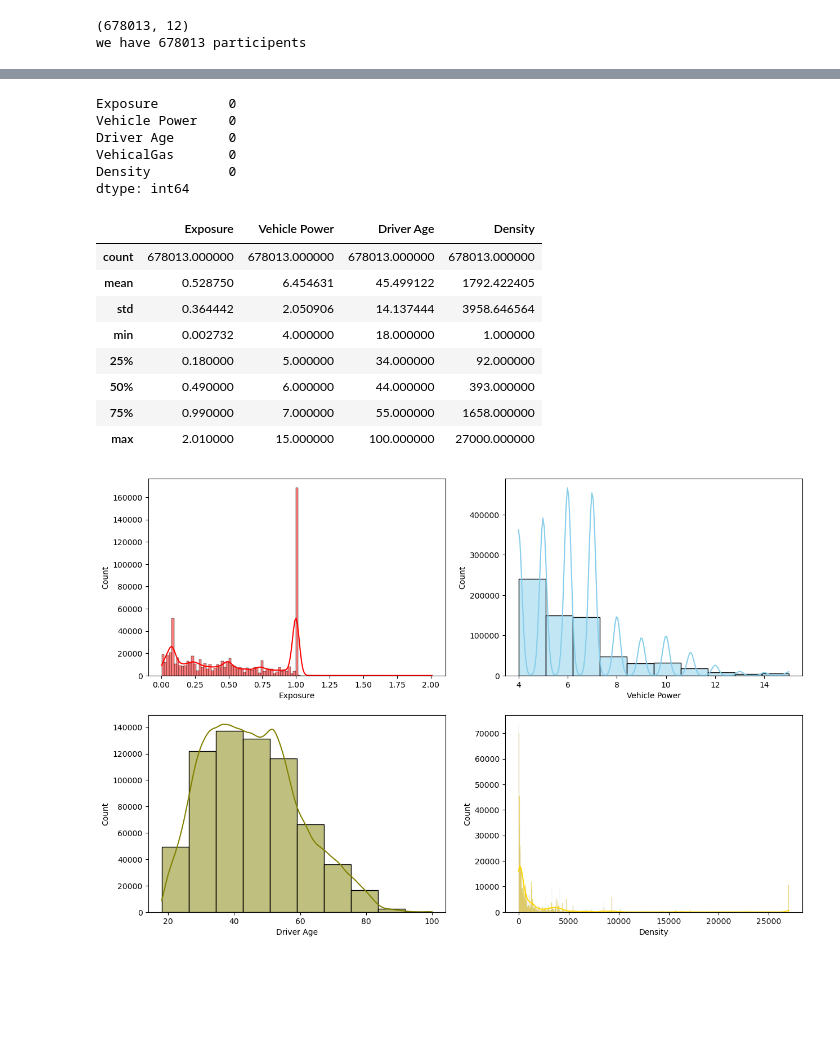
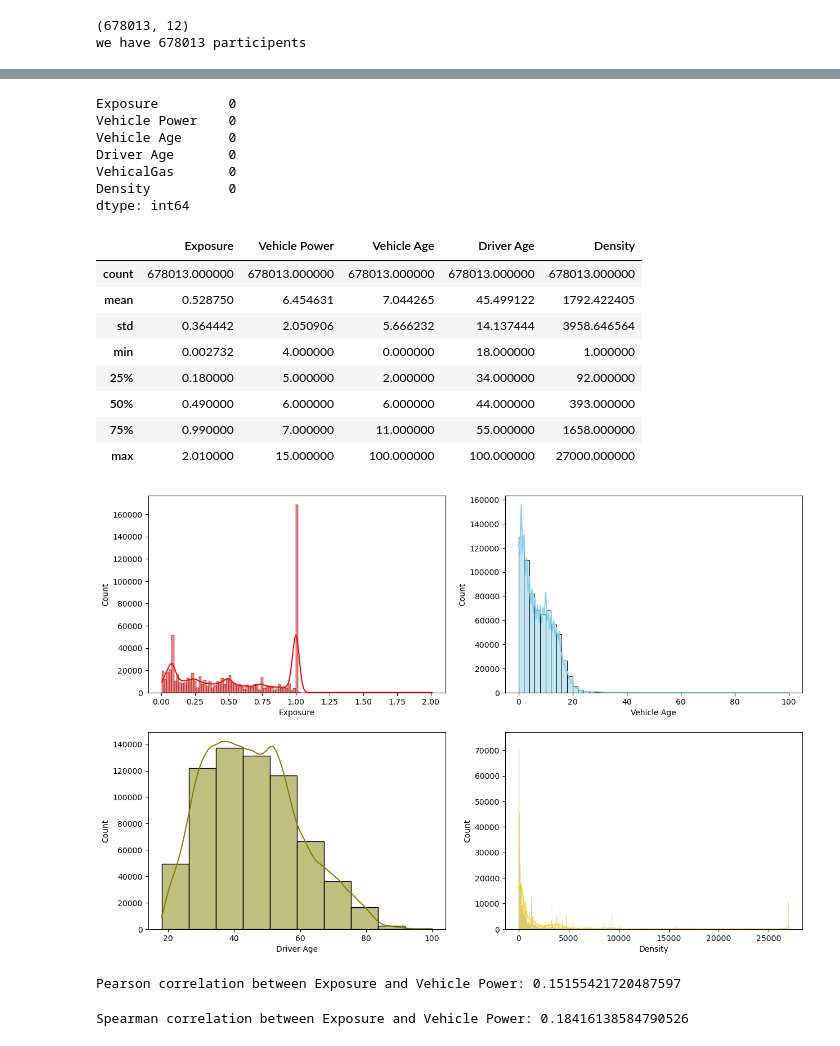
Before and after one commit to vaaman123/DAI-101-Assignment, a Jupyter notebook: DAI-101Assignment.ipynb, the cells around one changed output, grey strips where cells are left out. Saved outputs shown, nothing was run; the diff lists cells and outputs as text; code cells hidden in the pictures; blank space fills up the shorter version.

```diff
--- a/DAI-101Assignment.ipynb
+++ b/DAI-101Assignment.ipynb
@@ -43,6 +43,6 @@ skim.skim(df)
 ╰────────────────────────────────────────────────────── End ──────────────────────────────────────────────────────╯
 # %%
 #Required Columns
-da = df.loc[: , ['Exposure' ,'VehPower' , 'DrivAge', 'VehGas' ,'Density',]]
+da = df.loc[: , ['Exposure' ,'VehPower' , 'VehAge', 'DrivAge', 'VehGas' ,'Density',]]
 da.head()
 # %% [output]
@@ -80,5 +91,5 @@ memory usage: 25.9+ MB
 # %%
-da.columns = ['Exposure' , 'Vehicle Power' , 'Driver Age' , 'VehicalGas' ,'Density']
+da.columns = ['Exposure' , 'Vehicle Power' ,"Vehicle Age",  'Driver Age' , 'VehicalGas' ,'Density']
 da["Vehicle Power"].value_counts()
 # %% [output]
 Vehicle Power
@@ -100,6 +111,7 @@ da.isna().sum()
 # %% [output]
 Exposure         0
 Vehicle Power    0
+Vehicle Age      0
 Driver Age       0
 VehicalGas       0
 Density          0
@@ -108,24 +120,34 @@ dtype: int64
 #summary statistics for the quantative variables
 da.describe()
 # %% [output]
-|  | Exposure | Vehicle Power | Driver Age | Density |
-| count | 678013.000000 | 678013.000000 | 678013.000000 | 678013.000000 |
-| mean | 0.528750 | 6.454631 | 45.499122 | 1792.422405 |
-| std | 0.364442 | 2.050906 | 14.137444 | 3958.646564 |
-| min | 0.002732 | 4.000000 | 18.000000 | 1.000000 |
-| 25% | 0.180000 | 5.000000 | 34.000000 | 92.000000 |
-| 50% | 0.490000 | 6.000000 | 44.000000 | 393.000000 |
-| 75% | 0.990000 | 7.000000 | 55.000000 | 1658.000000 |
-| max | 2.010000 | 15.000000 | 100.000000 | 27000.000000 |
+|  | Exposure | Vehicle Power | Vehicle Age | Driver Age | Density |
+| count | 678013.000000 | 678013.000000 | 678013.000000 | 678013.000000 | 678013.000000 |
+| mean | 0.528750 | 6.454631 | 7.044265 | 45.499122 | 1792.422405 |
+| std | 0.364442 | 2.050906 | 5.666232 | 14.137444 | 3958.646564 |
+| min | 0.002732 | 4.000000 | 0.000000 | 18.000000 | 1.000000 |
+| 25% | 0.180000 | 5.000000 | 2.000000 | 34.000000 | 92.000000 |
+| 50% | 0.490000 | 6.000000 | 6.000000 | 44.000000 | 393.000000 |
+| 75% | 0.990000 | 7.000000 | 11.000000 | 55.000000 | 1658.000000 |
+| max | 2.010000 | 15.000000 | 100.000000 | 100.000000 | 27000.000000 |
 # %%
 # creating histogram for quantitative variables
 fig, axs = plt.subplots(2,2, figsize=(15, 10))
 
 sns.histplot(data= da, x="Exposure", kde=True, color="red", ax=axs[0,0])
-sns.histplot(data= da, x="Vehicle Power", bins = 10, kde=True, color="skyblue", ax=axs[0,1])
+sns.histplot(data= da, x="Vehicle Age", bins = 50, kde=True, color="skyblue", ax=axs[0,1])
 sns.histplot(data= da, x="Driver Age", kde=True, bins = 10, color="olive", ax=axs[1,0])
 sns.histplot(data= da, x="Density", kde=True, color="gold", ax=axs[1,1])
 
 plt.show()
 # %% [output]
-[figure, old version]
+[figure, new version]
+# %%
+corr_value = da['Exposure'].corr(da['Vehicle Age'], method='pearson')
+print("Pearson correlation between Exposure and Vehicle Age:", corr_value)
+# %% [output]
+Pearson correlation between Exposure and Vehicle Power: 0.15155421720487597
+# %%
+spearman_value = da['Exposure'].corr(da['Vehicle Age'], method='spearman')
+print("Spearman correlation between Exposure and Vehicle Power:", spearman_value)
+# %% [output]
+Spearman correlation between Exposure and Vehicle Power: 0.18416138584790526
```
Also changed, not shown: parts of 4 cells of this notebook.
